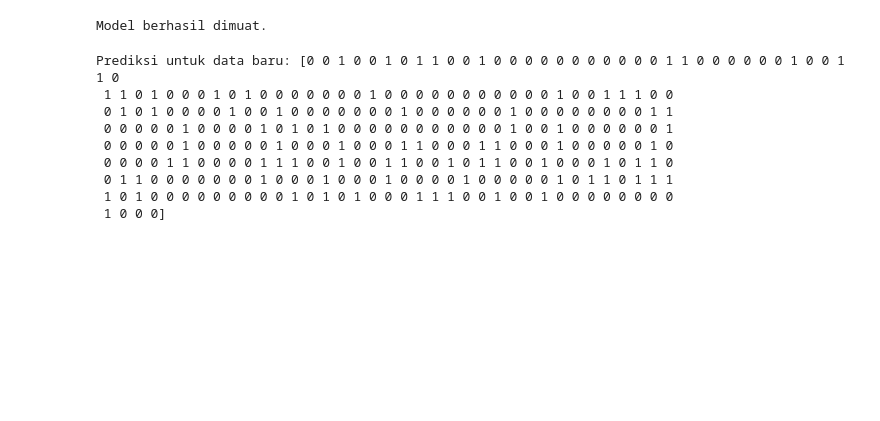
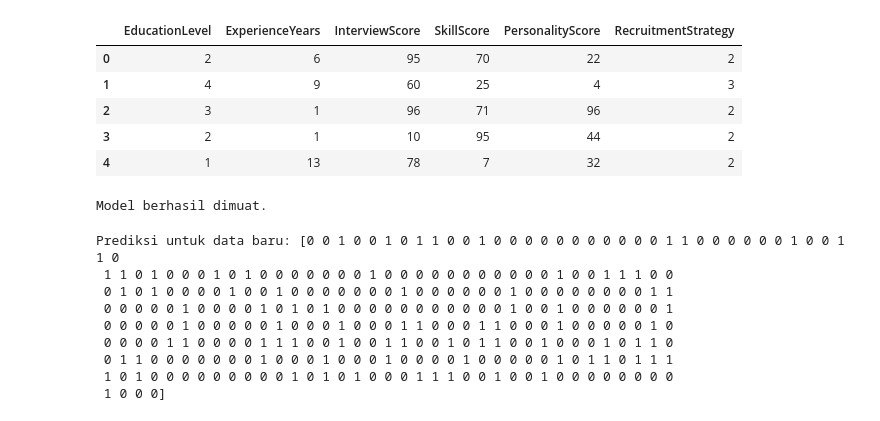
Before and after one commit to agirahmawandi/stage_3_L, a Jupyter notebook: Stage3_evaluation.ipynb, the cells around one changed output. Saved outputs shown, nothing was run; the diff lists cells and outputs as text; code cells hidden in the pictures; blank space fills up the shorter version.

```diff
--- a/Stage3_evaluation.ipynb
+++ b/Stage3_evaluation.ipynb
@@ -13,6 +14,15 @@ y_train = train_df["HiringDecision"]
 
 X_test = test_df.drop(["HiringDecision", "Age", "DistanceFromCompany", "Gender",'PreviousCompanies'], axis=1)
 y_test = test_df["HiringDecision"]
+# %%
+X_test.head()
+# %% [output]
+|  | EducationLevel | ExperienceYears | InterviewScore | SkillScore | PersonalityScore | RecruitmentStrategy |
+| 0 | 2 | 6 | 95 | 70 | 22 | 2 |
+| 1 | 4 | 9 | 60 | 25 | 4 | 3 |
+| 2 | 3 | 1 | 96 | 71 | 96 | 2 |
+| 3 | 2 | 1 | 10 | 95 | 44 | 2 |
+| 4 | 1 | 13 | 78 | 7 | 32 | 2 |
 # %%
 try:
     best_xgboost_model = joblib.load('best_xgboost_model.pkl')
```
Also changed, not shown: parts of 13 cells of this notebook, 6 other files.
